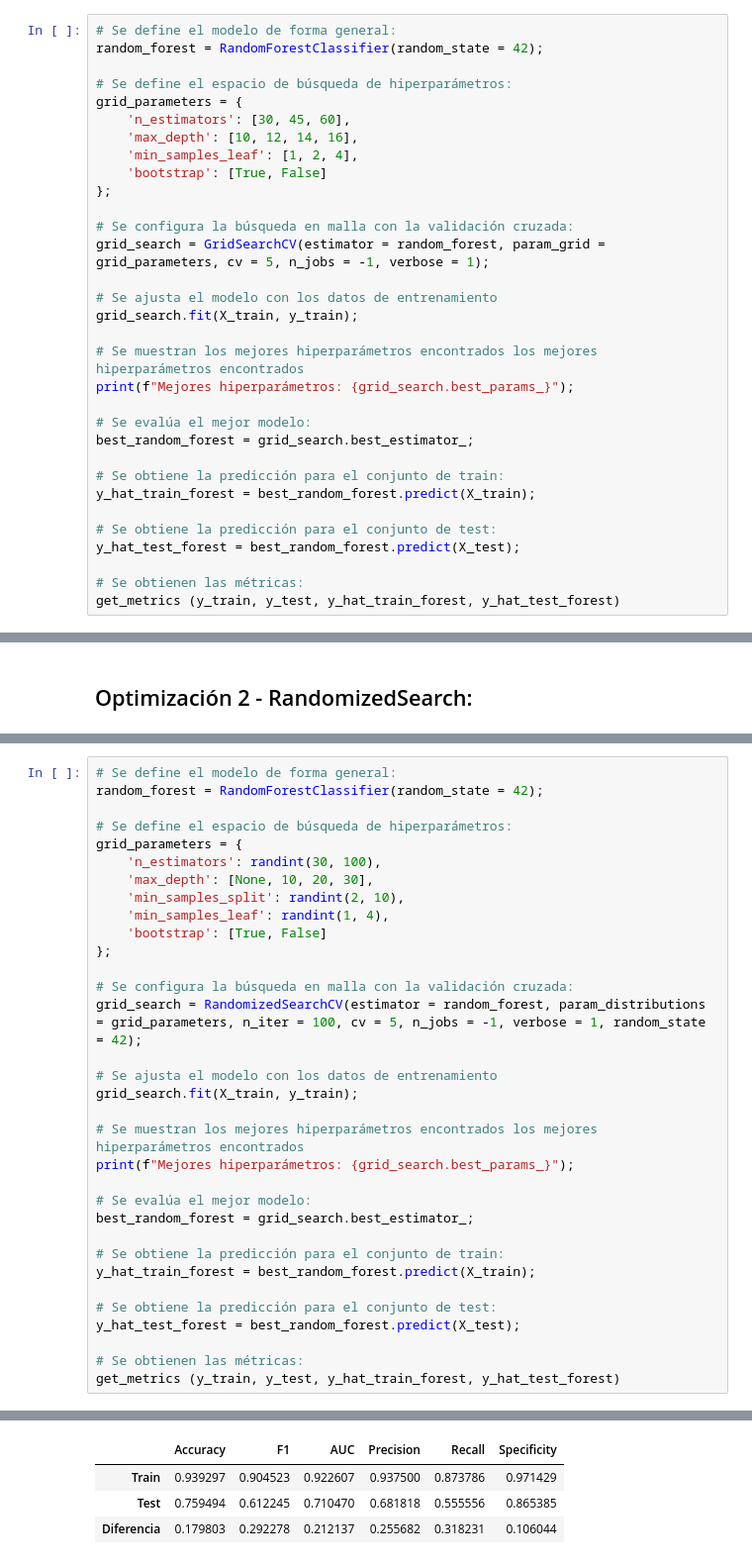
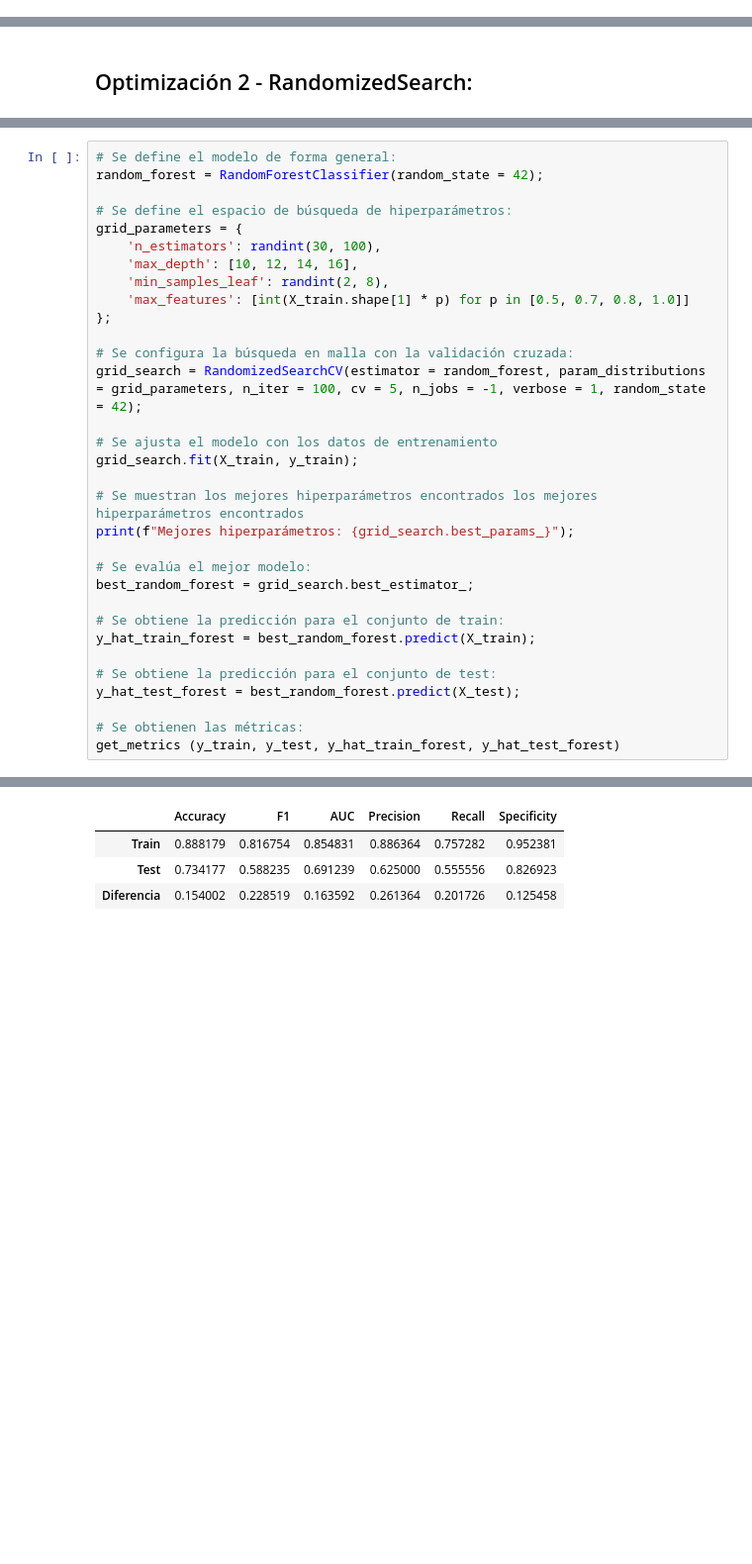
Before and after one commit to 4GeeksAcademy/random-forests-clara-ab, a Jupyter notebook: src/explore.ipynb, the cells around one changed output, grey strips where cells are left out. Shown: that part at 99% size. Cells and saved outputs as stored; diff of their text form; blank space fills up the shorter version.

```diff
--- a/src/explore.ipynb
+++ b/src/explore.ipynb
@@ -896,32 +856,0 @@ Se va a probar **otro espacio de búsqueda** considerando los hiperparámetros e
-# %%
-# Se define el modelo de forma general:
-random_forest = RandomForestClassifier(random_state = 42);
-
-# Se define el espacio de búsqueda de hiperparámetros:
-grid_parameters = {
-    'n_estimators': [30, 45, 60],
-    'max_depth': [10, 12, 14, 16],
-    'min_samples_leaf': [1, 2, 4],
-    'bootstrap': [True, False]
-};
-
-# Se configura la búsqueda en malla con la validación cruzada:
-grid_search = GridSearchCV(estimator = random_forest, param_grid = grid_parameters, cv = 5, n_jobs = -1, verbose = 1);
-
-# Se ajusta el modelo con los datos de entrenamiento
-grid_search.fit(X_train, y_train);
-
-# Se muestran los mejores hiperparámetros encontrados los mejores hiperparámetros encontrados
-print(f"Mejores hiperparámetros: {grid_search.best_params_}");
-
-# Se evalúa el mejor modelo:
-best_random_forest = grid_search.best_estimator_;
-
-# Se obtiene la predicción para el conjunto de train:
-y_hat_train_forest = best_random_forest.predict(X_train);
-
-# Se obtiene la predicción para el conjunto de test:
-y_hat_test_forest = best_random_forest.predict(X_test);
-
-# Se obtienen las métricas:
-get_metrics (y_train, y_test, y_hat_train_forest, y_hat_test_forest)
@@ -945,10 +871,9 @@ random_forest = RandomForestClassifier(random_state = 42);
 # Se define el espacio de búsqueda de hiperparámetros:
 grid_parameters = {
     'n_estimators': randint(30, 100),
-    'max_depth': [None, 10, 20, 30],
-    'min_samples_split': randint(2, 10),
-    'min_samples_leaf': randint(1, 4),
-    'bootstrap': [True, False]
+    'max_depth': [10, 12, 14, 16],
+    'min_samples_leaf': randint(2, 8),
+    'max_features': [int(X_train.shape[1] * p) for p in [0.5, 0.7, 0.8, 1.0]]
 };
 
 # Se configura la búsqueda en malla con la validación cruzada:
@@ -977,4 +902,4 @@ Mejores hiperparámetros: {'bootstrap': True, 'max_depth': None, 'min_samples_le
 |  | Accuracy | F1 | AUC | Precision | Recall | Specificity |
-| Train | 0.939297 | 0.904523 | 0.922607 | 0.937500 | 0.873786 | 0.971429 |
-| Test | 0.759494 | 0.612245 | 0.710470 | 0.681818 | 0.555556 | 0.865385 |
-| Diferencia | 0.179803 | 0.292278 | 0.212137 | 0.255682 | 0.318231 | 0.106044 |
+| Train | 0.888179 | 0.816754 | 0.854831 | 0.886364 | 0.757282 | 0.952381 |
+| Test | 0.734177 | 0.588235 | 0.691239 | 0.625000 | 0.555556 | 0.826923 |
+| Diferencia | 0.154002 | 0.228519 | 0.163592 | 0.261364 | 0.201726 | 0.125458 |
```
Also changed, not shown: parts of 24 cells of this notebook.
